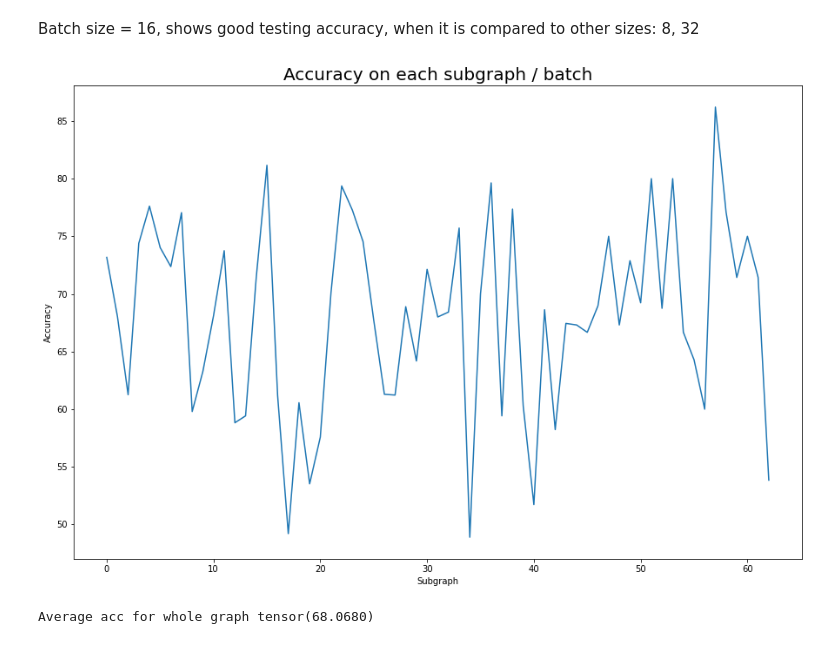
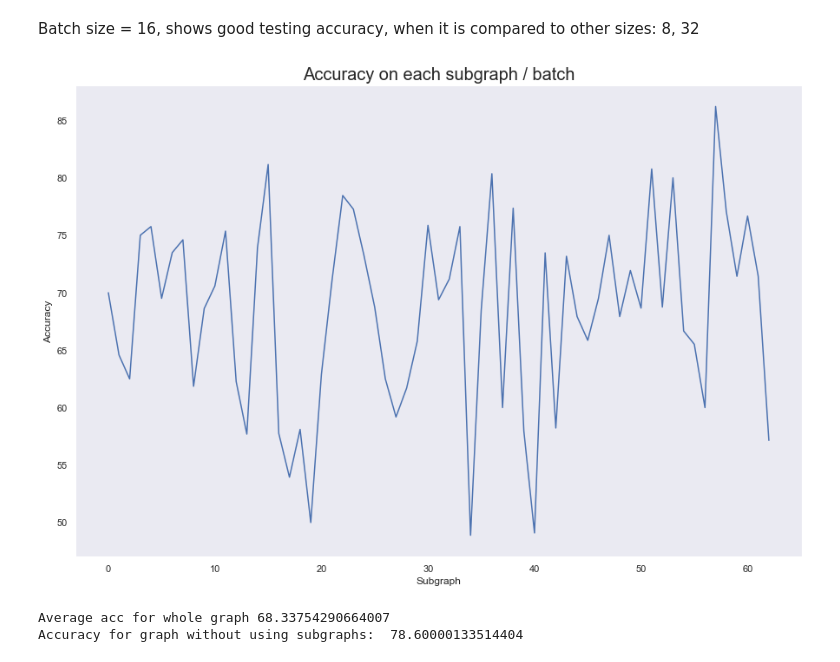
Before and after one commit to VimukthiRandika1997/Research-Project, a Jupyter notebook: Trial-01.ipynb, the cells around one changed output. Drawn from its saved outputs; the diff is of its cells as text; code cells hidden in the pictures.

```diff
--- a/Trial-01.ipynb
+++ b/Trial-01.ipynb
@@ -65,6 +71,6 @@ for idx, (subdata, pos) in enumerate(zip(train_loader ,[221, 222, 223, 224])):
     ax = fig.add_subplot(pos)
     ax.set_title(f'Subgraph {idx}', fontsize=20, color='red')
     plt.axis('off')
-    nx.draw_networkx(G, pos=nx.spring_layout(G, seed=0), with_labels=False, node_color=subdata.y,)
+    nx.draw_networkx(G, pos=nx.spring_layout(G, seed=0), with_labels=False, node_color=subdata.y, cmap='cool')
 plt.show()
 # %% [output]
@@ -154,36 +160,39 @@ GAT test accuarcy: 78.60%
 # %% [markdown]
 Batch size = 16, shows good testing accuracy, when it is compared to other sizes: 8, 32
 # %%
+# Creating subgraphps based on Neighbour sampling techniques for the test data
 test_loader = NeighborLoader(data, num_neighbors=[10, 10], batch_size=16, input_nodes=data.test_mask,)
 
 total_acc = 0
 all_acc = []
 subgraphs = []
 
 for idx, subgraph in enumerate(test_loader):
     # print(subgraph)
     acc = gat.test(subgraph)
-    total_acc += acc
+    total_acc += acc.item()
     all_acc.append(acc.item() * 100)
     subgraphs.append(idx)
     # print(f'{acc * 100:.2f}')
 
 
 import pandas as pd
 import seaborn as sns
 import matplotlib.pyplot as plt
 
-Year = [2012, 2014, 2016, 2020, 2021, 2022, 2018]
-Profit = [80, 75.8, 74, 65, 99.5, 19, 33.6]
 
 data_plot = pd.DataFrame({"Subgraph":subgraphs, "Accuracy":all_acc})
 
 fig, ax = plt.subplots(figsize=(15, 10))
 sns.lineplot(x = "Subgraph", y = "Accuracy", data=data_plot, ax=ax)
+sns.set(style='dark',)
 ax.set_title('Accuracy on each subgraph / batch', fontsize=20)
 plt.show()
 
 print('Average acc for whole graph', total_acc/len(test_loader) * 100)
+acc_w = gat.test(data)
+print('Accuracy for graph without using subgraphs: ', acc_w.item() * 100)
 # %% [output]
-[figure, old version]
+[figure, new version]
-Average acc for whole graph tensor(68.0680)
+Average acc for whole graph 68.33754290664007
+Accuracy for graph without using subgraphs:  78.60000133514404
```
Also changed, not shown: parts of 4 cells of this notebook, 1 other file.
